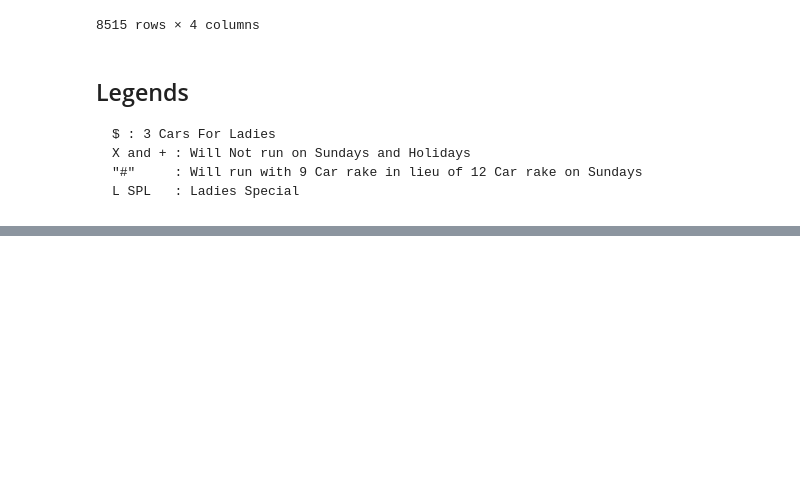
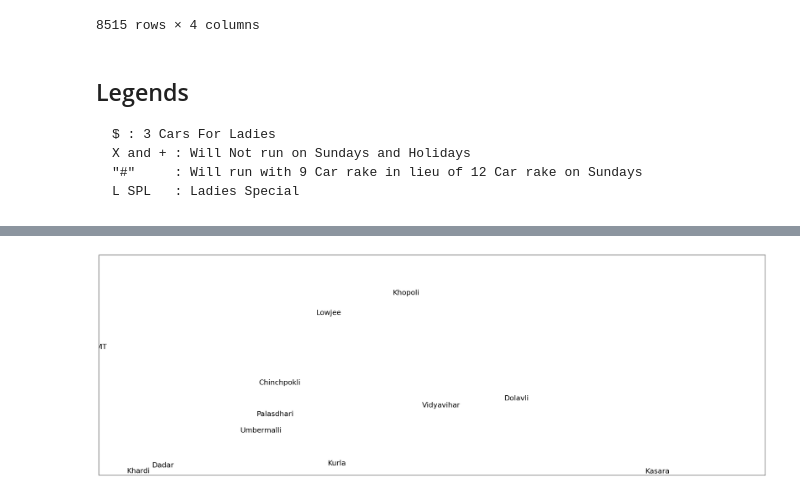
Before and after one commit to kapil-15/optimised_route_to_travel_on_local, a Jupyter notebook: notebooks/extraction.ipynb, the cells around one changed output, grey strips where cells are left out. Drawn from its saved outputs; the diff is of its cells as text; code cells hidden in the pictures; blank space fills up the shorter version.

```diff
--- a/notebooks/extraction.ipynb
+++ b/notebooks/extraction.ipynb
@@ -115,0 +68,4 @@ merged_df
+# %%
+import pandas as pd
+merged_df = pd.read_csv(r"E:\Project\optimised_route_to_travel_on_local\data\processed\routewise_merge\Central_Line_DN.csv", index_col= None)
+merged_df.info()
@@ -155,0 +101,2 @@ merged_df[merged_df.Train_ID == "95423_N 35__"]
+# %%
+df=merged_df
@@ -155,0 +220,11 @@ merged_df[merged_df.Train_ID == "95423_N 35__"]
+# %%
+pt.figure(figsize=(30,10))
+nx.draw_networkx_labels(G, pos=nx.spring_layout(G, k=0.5) ,
+						labels=None, font_size=18,
+						font_color='k' ,
+						font_family='sans-serif', #font_weight='normal',
+						alpha=None, bbox=None, horizontalalignment='center',
+						verticalalignment='center', ax=None, clip_on=True, hide_ticks=True)
+pt.show()
+# %% [output]
+[figure, added]
```
Also changed, not shown: parts of 22 cells of this notebook, 7 other files.
